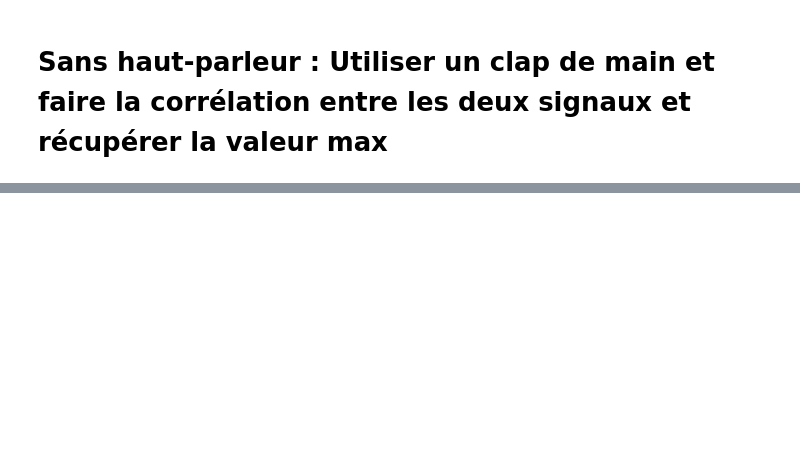
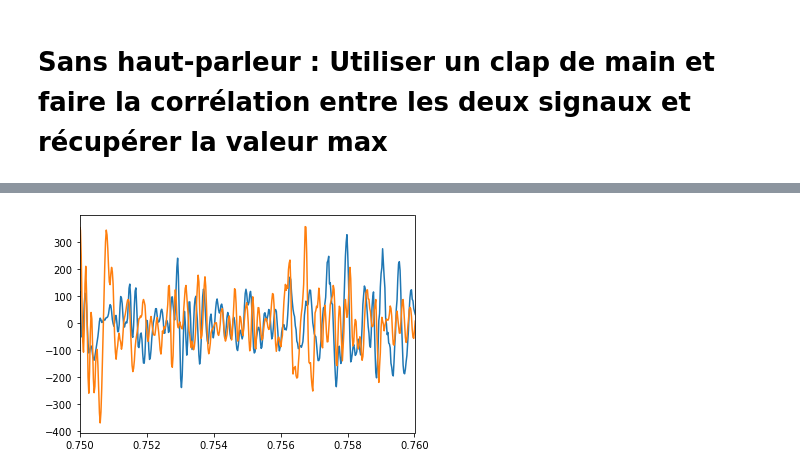
Before and after one commit to zuce68/ProjetFIP2A, a Jupyter notebook: MesureDuSon.ipynb, the cells around one changed output, grey strips where cells are left out. Saved outputs shown, nothing was run; the diff lists cells and outputs as text; code cells hidden in the pictures; blank space fills up the shorter version.

```diff
--- a/MesureDuSon.ipynb
+++ b/MesureDuSon.ipynb
@@ -249,0 +160,7 @@ Vitesse : 1.9390581717451525 m/s
+# %%
+plt.plot(n,data_right)
+plt.plot(n,data_left)
+plt.xlim(0.75,0.76)
+plt.show()
+# %% [output]
+[figure, added]
```
Also changed, not shown: parts of 3 cells of this notebook, 3 other files.
